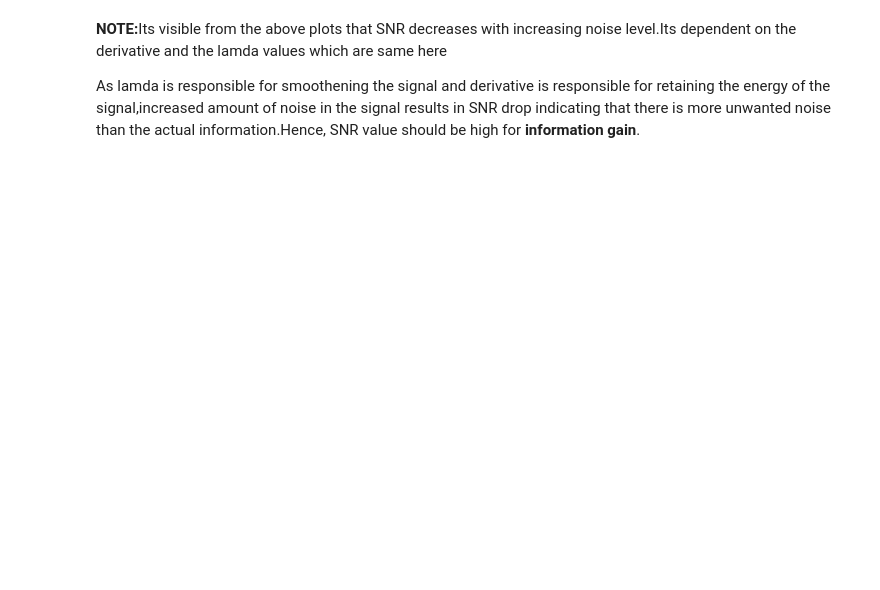
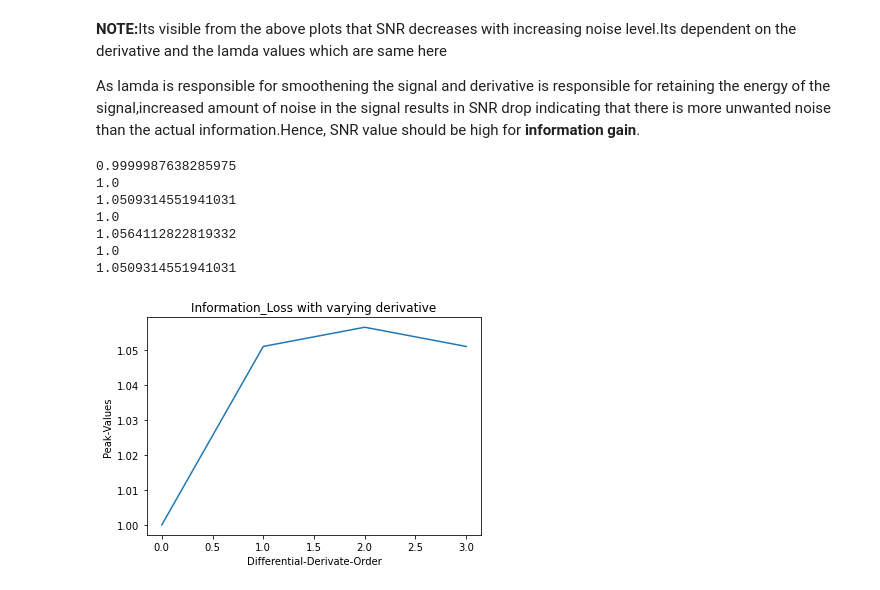
Before and after one commit to DarshanaSK96/Machine-Learning-for-Signal-Processing, a Jupyter notebook: Least Squares_approach-Signal_Denoising.ipynb, the cells around one changed output. Cells and saved outputs as stored; diff of their text form; code cells hidden in the pictures; blank space fills up the shorter version.

```diff
--- a/Least Squares_approach-Signal_Denoising.ipynb
+++ b/Least Squares_approach-Signal_Denoising.ipynb
@@ -273,6 +277,17 @@ N=len(Orignal_Signal)
 data=np.array([1,-2,1])
 diags=np.array([0,1,2])
 D_2=spdiags(data,diags,shape=(N-2,N)).toarray()
+
+
+data1=np.array([1,-1])
+diags1=np.array([0,1])
+
+D_1=spdiags(data1,diags1,shape=(N-2,N)).toarray()
+
+data3=np.array([1,-3,3,-1])
+diags3=np.array([0,1,2,3])
+
+D_3=spdiags(data1,diags1,shape=(N-2,N)).toarray()
 # %%
 List1=Performance_SNR(D_2)
 print("Highest SNR value acheieved for lamda at 1.0 for 2nd order derivative is:",List1[10])
@@ -313,2 +313,34 @@ plt.legend(['Noise level=0.05','Noise level=0.09'])
 # %% [markdown]
 <p><B> NOTE:</B>Its visible from the above plots that SNR decreases with increasing noise level.Its dependent on the derivative and the lamda values which are same here</p>As lamda is responsible for smoothening the signal and derivative is responsible for retaining the energy of the signal,increased amount of noise in the signal results in SNR drop indicating that there is more unwanted noise than the actual information.Hence, SNR value should be high for <B>information gain</B>.</p>
+# %%
+def Peak_Value(deg,Orignal_Signal,Noisy_Signal):
+    L=np.arange(0.0,1.1,0.1)
+    Denoised_Signal=Min_x(Noisy_Signal,max(L),deg)
+    peak_value=max(Denoised_Signal)
+    return peak_value
+
+Peak_Value0=max(Orignal_Signal)
+print(Peak_Value0)
+Peak_Value1=Peak_Value(D_1,Orignal_Signal,Noisy_Signal)
+print(Peak_Value1)
+Peak_Value2=Peak_Value(D_2,Orignal_Signal,Noisy_Signal)
+print(Peak_Value2)
+Peak_Value3=Peak_Value(D_3,Orignal_Signal,Noisy_Signal)
+print(Peak_Value3)
+D=[0,1,2,3]
+Peak_Values=[Peak_Value0,Peak_Value1,Peak_Value2,Peak_Value3]
+plt.figure()
+plt.title('Information_Loss with varying derivative')
+plt.xlabel('Differential-Derivate-Order')
+plt.ylabel('Peak-Values')
+plt.plot(D,Peak_Values)
+plt.show()
+# %% [output]
+0.9999987638285975
+1.0
+1.0509314551941031
+1.0
+1.0564112822819332
+1.0
+1.0509314551941031
+[figure, added]
```
Also changed, not shown: parts of 9 cells of this notebook.
